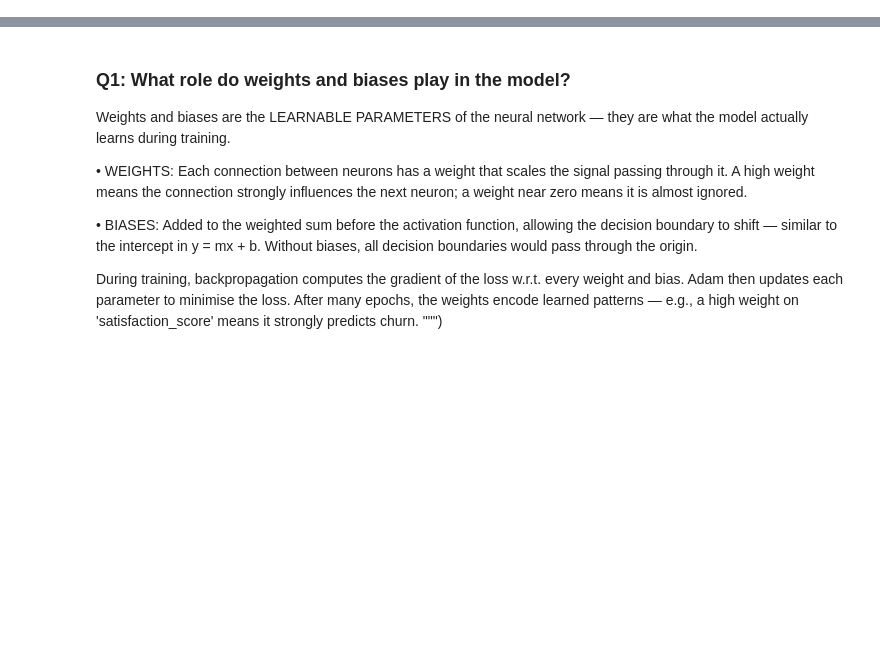
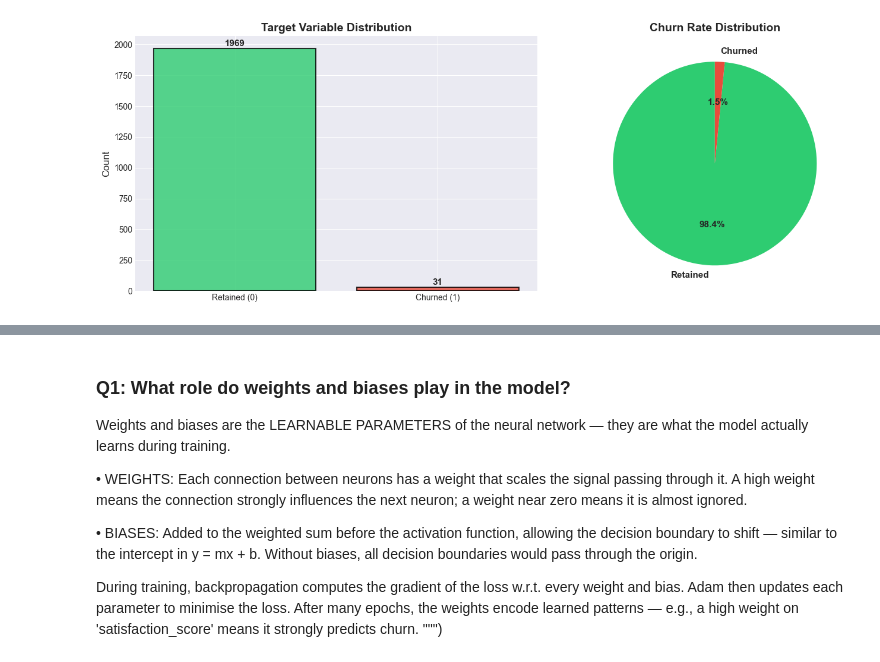
Before and after one commit to iajjurathore/Part-1-neural-network-analysis, a Jupyter notebook: notebook.ipynb, the cells around one changed output, grey strips where cells are left out. Saved outputs shown, nothing was run; the diff lists cells and outputs as text; code cells hidden in the pictures; blank space fills up the shorter version.

```diff
--- a/notebook.ipynb
+++ b/notebook.ipynb
@@ -85,11 +0,0 @@ os.makedirs('results', exist_ok=True)
-# %%
-fig, ax = plt.subplots(figsize=(6, 4))
-ax.bar(['Retained (0)', 'Churned (1)'],
-       [n_retained, n_churned],
-       color=['#4CAF50', '#F44336'], edgecolor='white', linewidth=1.2)
-ax.set_title('Target Variable Distribution', fontsize=13, fontweight='bold')
-ax.set_ylabel('Count')
-for i, v in enumerate([n_retained, n_churned]):
-    ax.text(i, v + 10, str(v), ha='center', fontweight='bold')
-plt.tight_layout()
-plt.show()
@@ -100,11 +0,0 @@ Plot 2 – Numerical histograms
-# %%
-num_all = ['tenure_months', 'monthly_charges_inr', 'avg_login_days_per_month',
-           'support_tickets_last_90_days', 'payment_delay_days', 'data_usage_gb',
-           'satisfaction_score', 'last_complaint_days_ago']
-fig, axes = plt.subplots(2, 4, figsize=(16, 6))
-for i, col in enumerate(num_all):
-    axes[i // 4][i % 4].hist(df[col], bins=25, color='steelblue', edgecolor='white')
-    axes[i // 4][i % 4].set_title(col.replace('_', ' '), fontsize=8)
-plt.suptitle('Numerical Feature Distributions', fontsize=12, fontweight='bold')
-plt.tight_layout()
-plt.show()
@@ -477,0 +113,22 @@ TASK 5: HYPERPARAMETER EXPERIMENTATION
+# %%
+# Visualization 1: Target Distribution
+fig, axes = plt.subplots(1, 2, figsize=(14, 5))
+
+# Bar plot
+churn_counts = df['churn'].value_counts()
+colors = ['#2ecc71', '#e74c3c']
+axes[0].bar(['Retained (0)', 'Churned (1)'], churn_counts.values, color=colors, edgecolor='black', linewidth=1.5, alpha=0.8)
+axes[0].set_title('Target Variable Distribution', fontsize=14, fontweight='bold')
+axes[0].set_ylabel('Count', fontsize=12)
+for i, v in enumerate(churn_counts.values):
+    axes[0].text(i, v + 20, str(v), ha='center', fontweight='bold', fontsize=11)
+
+# Pie plot
+axes[1].pie(churn_counts.values, labels=['Retained', 'Churned'], autopct='%1.1f%%',
+            colors=colors, startangle=90, textprops={'fontsize': 11, 'fontweight': 'bold'})
+axes[1].set_title('Churn Rate Distribution', fontsize=14, fontweight='bold')
+
+plt.tight_layout()
+plt.show()
+# %% [output]
+[figure, added]
```
Also changed, not shown: parts of 39 cells of this notebook.
